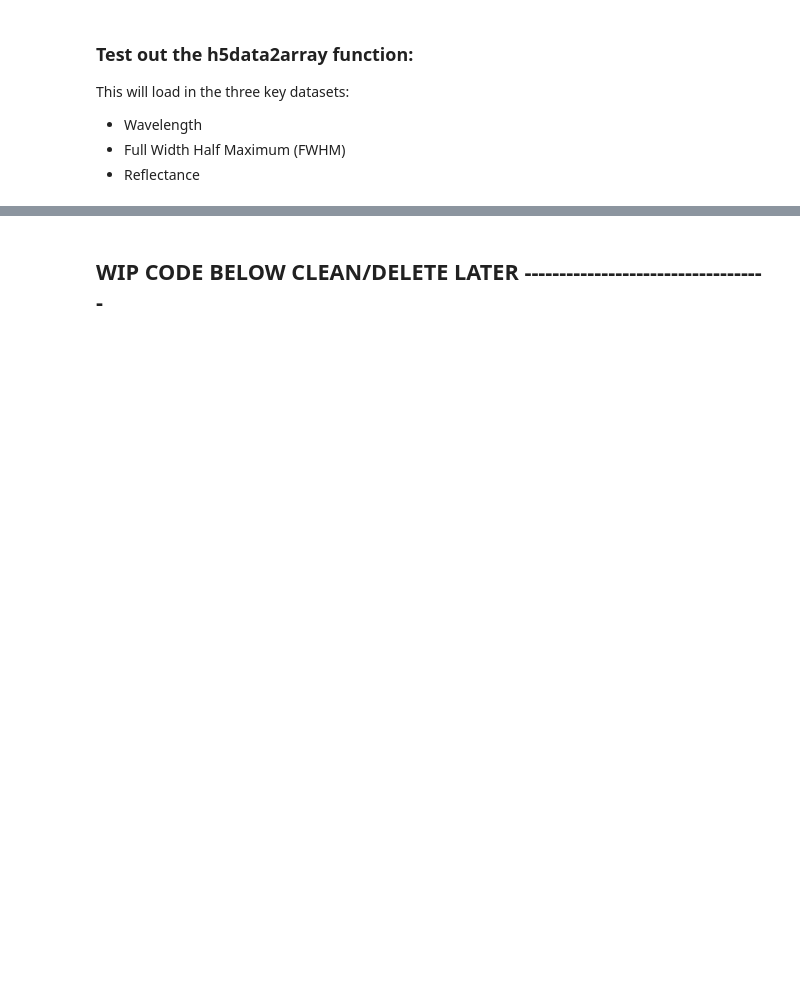
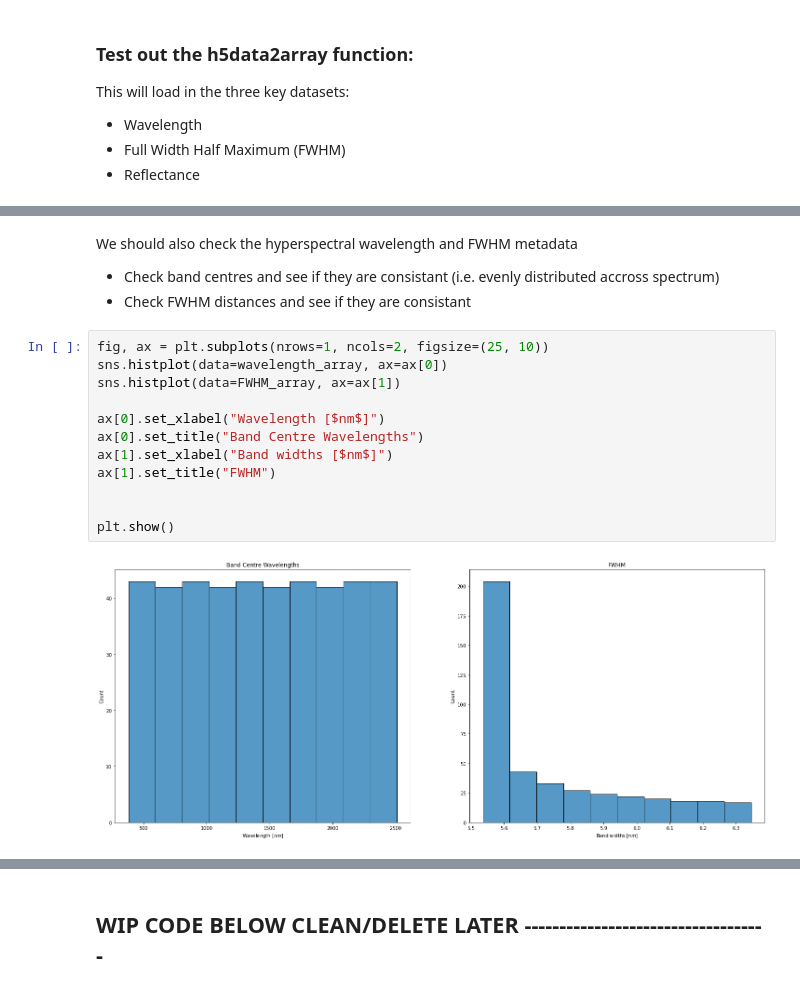
Before and after one commit to cjstewart/hyperspectral-project, a Jupyter notebook: notebooks/hyperspectral_EDA.ipynb, the cells around one changed output, grey strips where cells are left out. Saved outputs shown, nothing was run; the diff lists cells and outputs as text; blank space fills up the shorter version.

```diff
--- a/notebooks/hyperspectral_EDA.ipynb
+++ b/notebooks/hyperspectral_EDA.ipynb
@@ -609,0 +402,19 @@ im = Image.open("NEON_D16_ABBY_DP3_552000_5071000_reflectance.h5")
+# %% [markdown]
+We should also check the hyperspectral wavelength and FWHM metadata
+
+- Check band centres and see if they are consistant (i.e. evenly distributed accross spectrum)
+- Check FWHM distances and see if they are consistant
+# %%
+fig, ax = plt.subplots(nrows=1, ncols=2, figsize=(25, 10))
+sns.histplot(data=wavelength_array, ax=ax[0])
+sns.histplot(data=FWHM_array, ax=ax[1])
+
+ax[0].set_xlabel("Wavelength [$nm$]")
+ax[0].set_title("Band Centre Wavelengths")
+ax[1].set_xlabel("Band widths [$nm$]")
+ax[1].set_title("FWHM")
+
+
+plt.show()
+# %% [output]
+[figure, added]
```
Also changed, not shown: parts of 50 cells of this notebook.
